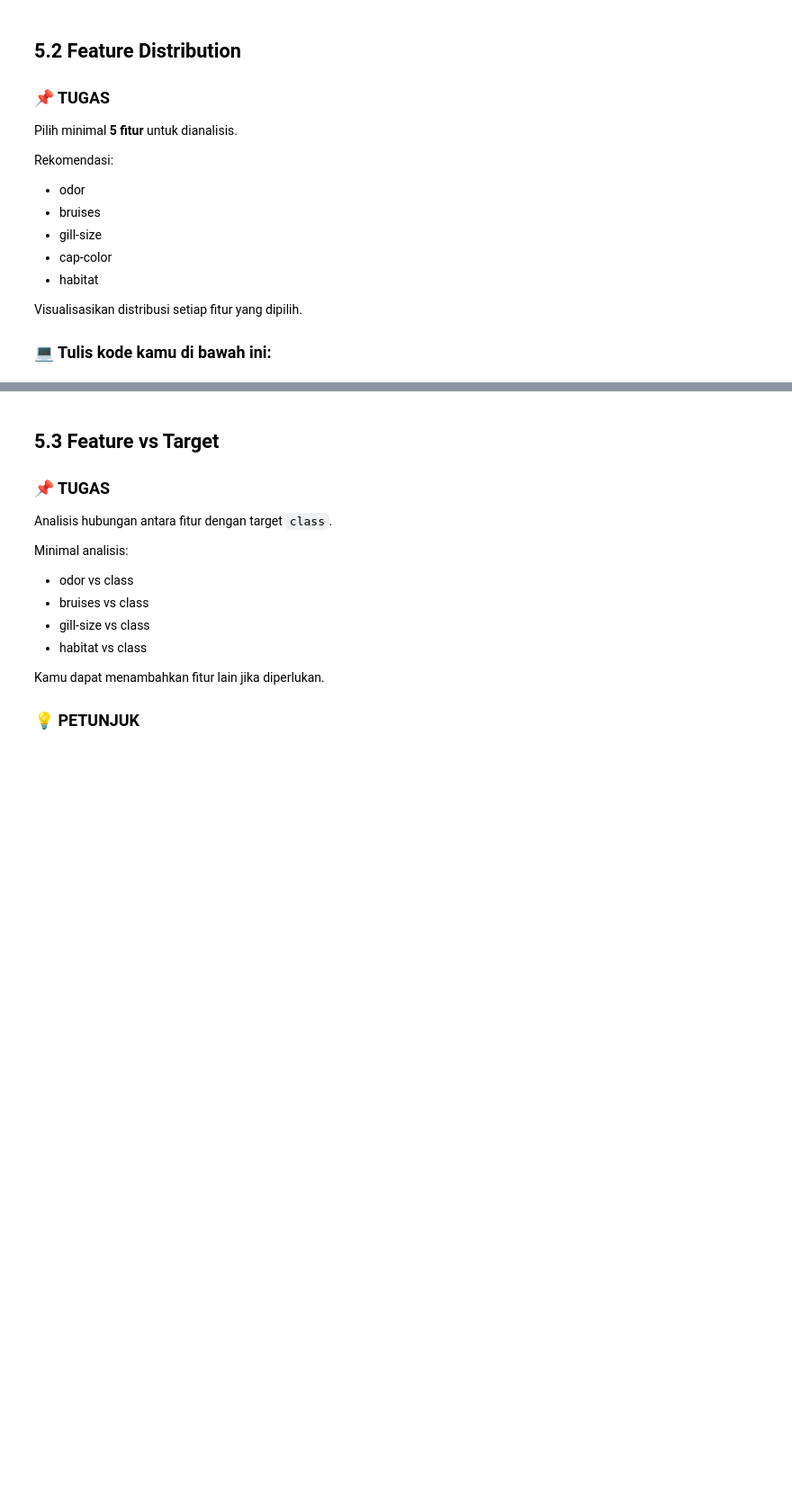
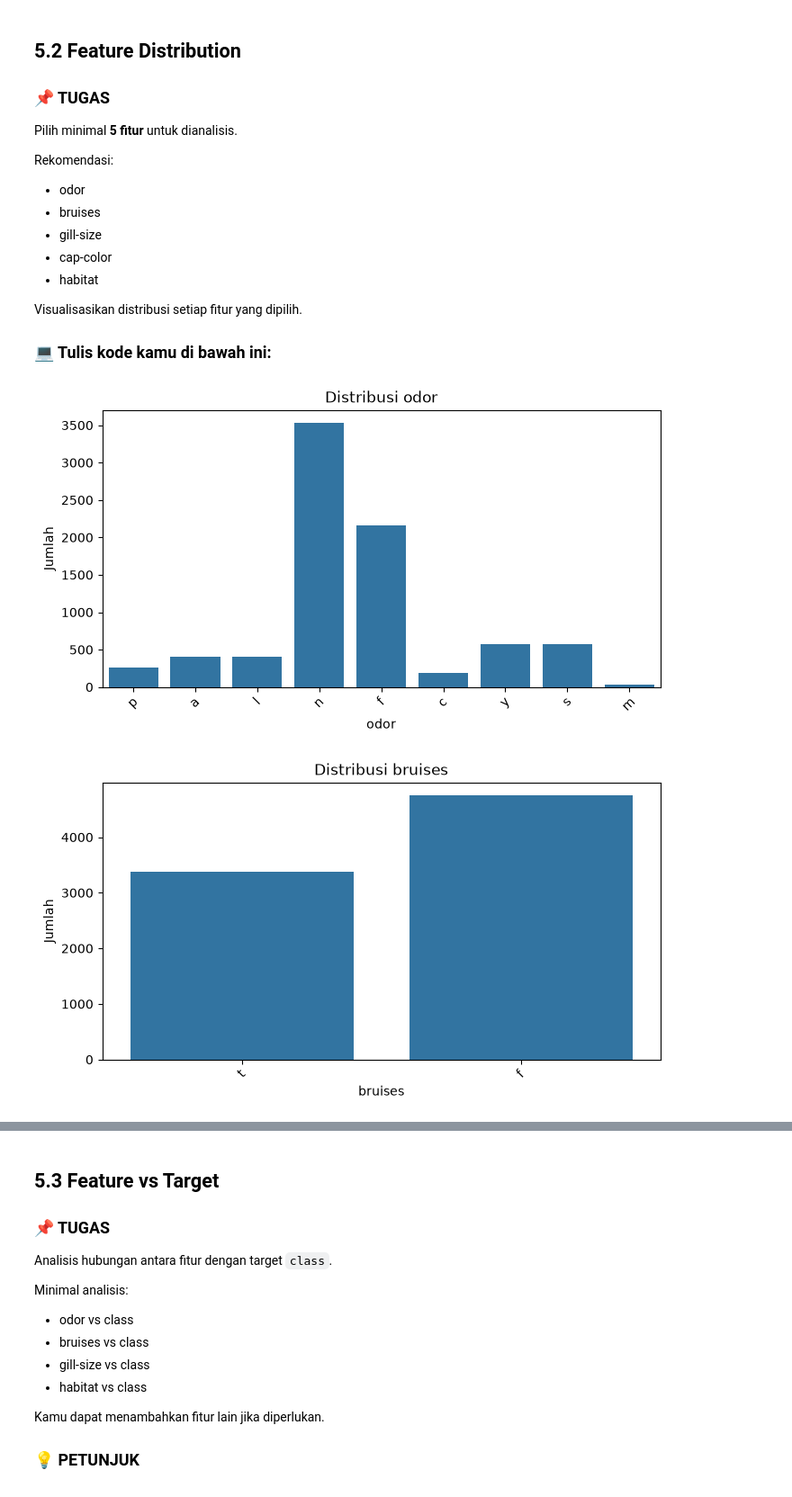
Before and after one commit to TenKai231/Rama_09020282529067_TakeHomeML, a Jupyter notebook: notebook/Rama_09020282529067_TakeHomeML.ipynb, the cells around one changed output, grey strips where cells are left out. Shown at 90% size. Drawn from its saved outputs; the diff is of its cells as text; code cells hidden in the pictures; blank space fills up the shorter version.

```diff
--- a/notebook/Rama_09020282529067_TakeHomeML.ipynb
+++ b/notebook/Rama_09020282529067_TakeHomeML.ipynb
@@ -249,3 +448,28 @@ Rekomendasi:
 Visualisasikan distribusi setiap fitur yang dipilih.
 
 ### 💻 Tulis kode kamu di bawah ini:
+# %%
+# Fitur yang akan dianalisis
+features = [
+    "odor",
+    "bruises",
+    "gill-size",
+    "cap-color",
+    "habitat"
+]
+
+# Visualisasi distribusi setiap fitur
+for feature in features:
+    plt.figure(figsize=(8, 4))
+
+    sns.countplot(data=df, x=feature)
+
+    plt.title(f"Distribusi {feature}")
+    plt.xlabel(feature)
+    plt.ylabel("Jumlah")
+    plt.xticks(rotation=45)
+
+    plt.show()
+# %% [output]
+[figure, added]
+[figure, added]
```
Also changed, not shown: parts of 69 cells of this notebook, 3 other files.
